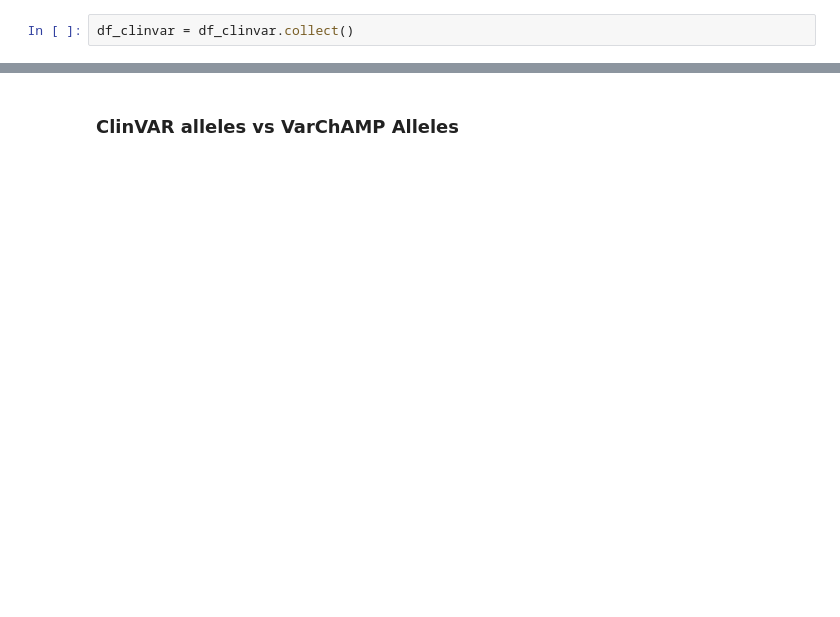
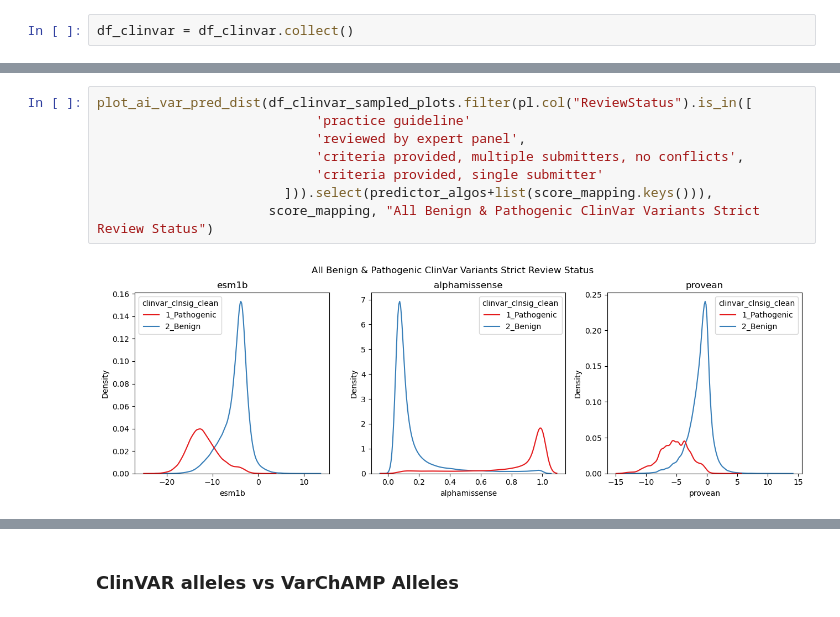
Before and after one commit to broadinstitute/2025_laval_submitted, a Jupyter notebook: 4_compare_AI_scores/2_analysis/3_ai_var_predictors_analyses.ipynb, the cells around one changed output, grey strips where cells are left out. Cells and saved outputs as stored; diff of their text form; blank space fills up the shorter version.

```diff
--- a/4_compare_AI_scores/2_analysis/3_ai_var_predictors_analyses.ipynb
+++ b/4_compare_AI_scores/2_analysis/3_ai_var_predictors_analyses.ipynb
@@ -128,0 +201,10 @@ shape: (5,)
+# %%
+plot_ai_var_pred_dist(df_clinvar_sampled_plots.filter(pl.col("ReviewStatus").is_in([
+                            'practice guideline'
+                            'reviewed by expert panel',
+                            'criteria provided, multiple submitters, no conflicts',
+                            'criteria provided, single submitter'
+                        ])).select(predictor_algos+list(score_mapping.keys())),
+                      score_mapping, "All Benign & Pathogenic ClinVar Variants Strict Review Status")
+# %% [output]
+[figure, added]
```
Also changed, not shown: parts of 18 cells of this notebook, 2 other files.
